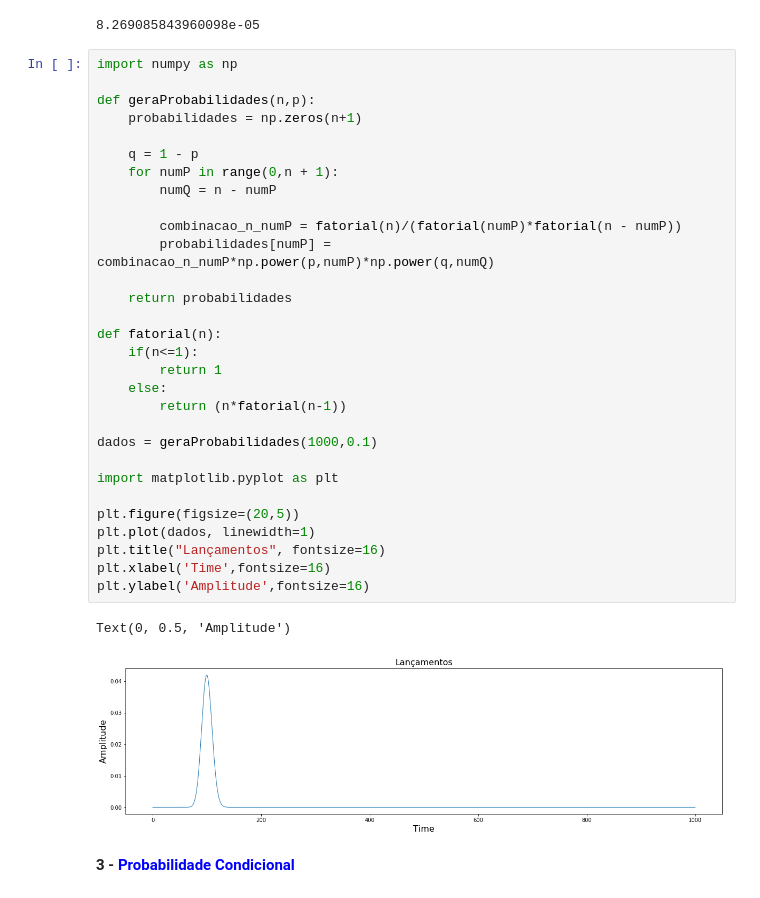
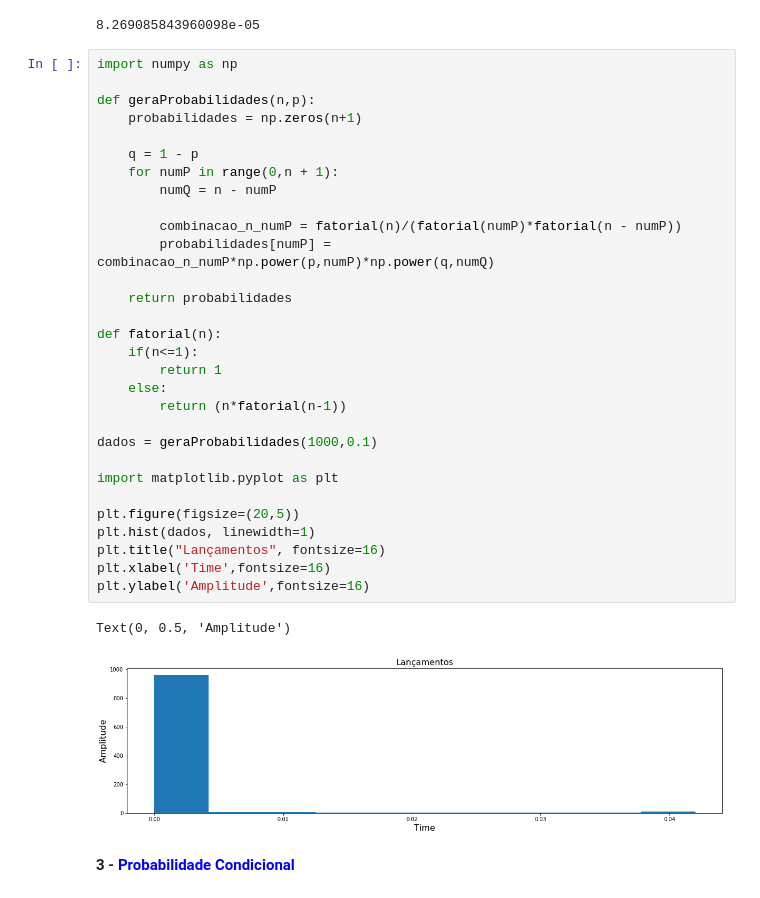
Before and after one commit to helvecioneto/INPE, a Jupyter notebook: Matematica_Computacional_I/Dr_Reinaldo/Lista_Exercicio/Jupyter/Lista_Exercicio_Helvecio_Neto.ipynb, the cells around one changed output. Saved outputs shown, nothing was run; the diff lists cells and outputs as text.

```diff
--- a/Matematica_Computacional_I/Dr_Reinaldo/Lista_Exercicio/Jupyter/Lista_Exercicio_Helvecio_Neto.ipynb
+++ b/Matematica_Computacional_I/Dr_Reinaldo/Lista_Exercicio/Jupyter/Lista_Exercicio_Helvecio_Neto.ipynb
@@ -346,35 +346,35 @@ l0 = ((((1/6)**9)*(5/6))*10)*100
 import numpy as np
 
 def geraProbabilidades(n,p):
     probabilidades = np.zeros(n+1)
 
     q = 1 - p
     for numP in range(0,n + 1):
         numQ = n - numP
 
         combinacao_n_numP = fatorial(n)/(fatorial(numP)*fatorial(n - numP))
         probabilidades[numP] = combinacao_n_numP*np.power(p,numP)*np.power(q,numQ)
 
     return probabilidades
 
 def fatorial(n):
     if(n<=1):
         return 1
     else:
         return (n*fatorial(n-1))
 
 dados = geraProbabilidades(1000,0.1)
 
 import matplotlib.pyplot as plt
 
 plt.figure(figsize=(20,5))
-plt.plot(dados, linewidth=1)
+plt.hist(dados, linewidth=1)
 plt.title("Lançamentos", fontsize=16)
 plt.xlabel('Time',fontsize=16)
 plt.ylabel('Amplitude',fontsize=16)
 # %% [output]
 Text(0, 0.5, 'Amplitude')
-[figure, old version]
+[figure, new version]
 # %% [markdown]
 <b> 3 - <span style="color:blue;">Probabilidade Condicional</span> </b>
 # %% [markdown]
```
Also changed, not shown: parts of 5 cells of this notebook, 33 other files.
